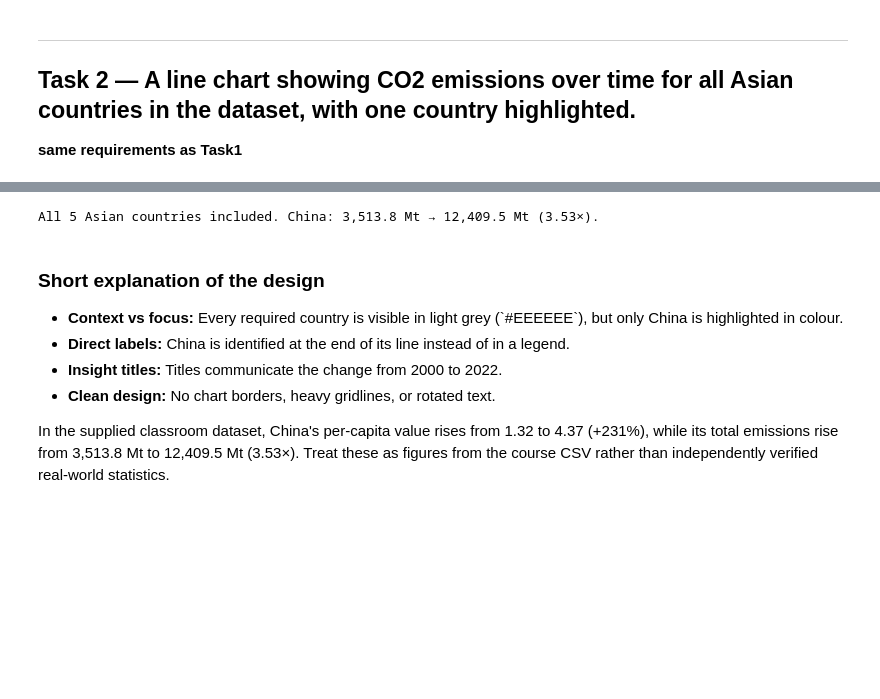
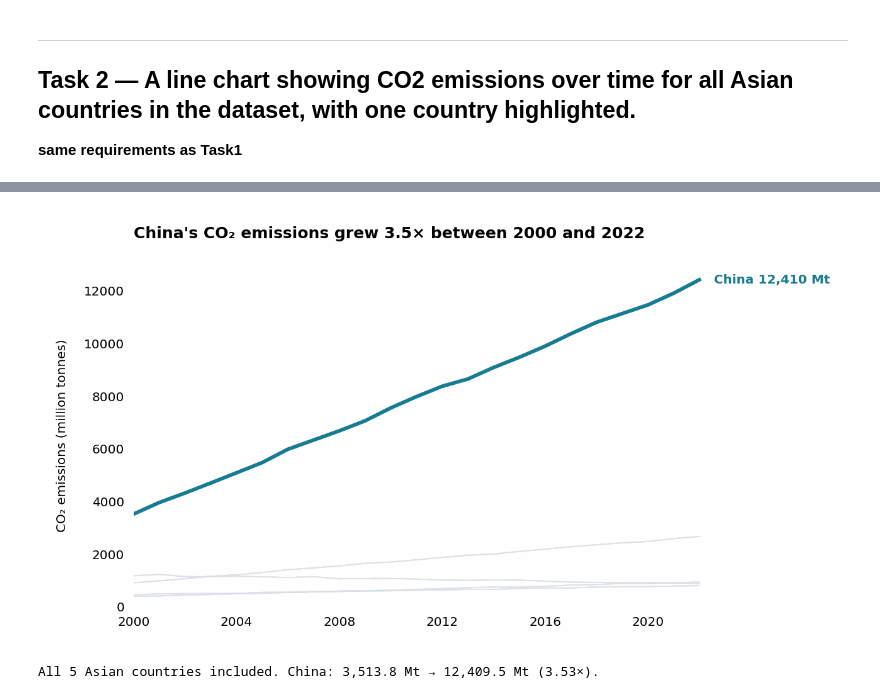
Before and after one commit to AlokKevadiya/dataviz-exercise-alokkevadiya, a Jupyter notebook: week03/lecture03_exercise.ipynb, the cells around one changed output, grey strips where cells are left out. Cells and saved outputs as stored; diff of their text form; code cells hidden in the pictures; blank space fills up the shorter version.

```diff
--- a/week03/lecture03_exercise.ipynb
+++ b/week03/lecture03_exercise.ipynb
@@ -117,25 +132,28 @@ China: 1.32 (2000) → 4.37 (2022), +231.1% in the supplied data.
 
 **same requirements as Task1**
 # %%
-# Task 2: All Asian countries for context; highlight China's total CO₂.
+# TASK 2 — All Asian countries for context, highlighting China.
 asia = df[df['Region'] == 'Asia'].copy()
 asia_highlight = 'China'
 china_asia = asia[asia['Country'] == asia_highlight].sort_values('Year')
 start_mt = china_asia.loc[china_asia['Year'] == first_year, 'CO2_Mt'].iloc[0]
 end_mt = china_asia.loc[china_asia['Year'] == last_year, 'CO2_Mt'].iloc[0]
 growth_multiple = end_mt / start_mt
+
 fig2 = go.Figure()
 for country, country_data in asia[asia['Country'] != asia_highlight].groupby('Country'):
     fig2.add_trace(go.Scatter(
         x=country_data['Year'], y=country_data['CO2_Mt'],
-        mode='lines', name=country, line=dict(color='#EEEEEE', width=1.5),
+        mode='lines', name=country,
+        line=dict(color='#EEEEEE', width=1.5),
         hovertemplate=f'{country}<br>Year: %{{x}}<br>CO₂ emissions: %{{y:,.0f}} Mt<extra></extra>',
         showlegend=False
     ))
 
 fig2.add_trace(go.Scatter(
     x=china_asia['Year'], y=china_asia['CO2_Mt'],
-    mode='lines', name=asia_highlight, line=dict(color='#167C91', width=3.5),
+    mode='lines', name=asia_highlight,
+    line=dict(color='#167C91', width=3.5),
     hovertemplate='China<br>Year: %{x}<br>CO₂ emissions: %{y:,.0f} Mt<extra></extra>',
     showlegend=False
 ))
@@ -146,17 +164,20 @@ fig2.add_annotation(
 )
 fig2.update_layout(
     title=dict(text=f"China's CO₂ emissions grew {growth_multiple:.1f}× between {first_year} and {last_year}", x=0.02),
-    xaxis=dict(title=None, range=[first_year, last_year + 4], dtick=4,
-               showgrid=False, zeroline=False, showline=False),
+    xaxis=dict(title=None, range=[first_year, last_year + 4], dtick=4, showgrid=False,
+               zeroline=False, showline=False),
     yaxis=dict(title='CO₂ emissions (million tonnes)', rangemode='tozero',
-               showgrid=True, gridcolor='#F3F3F3', zeroline=False, showline=False, tickformat=',d'),
+               showgrid=True, gridcolor='#F3F3F3', zeroline=False, showline=False,
+               tickformat=',d'),
     template='plotly_white', height=460,
     margin=dict(l=95, r=175, t=88, b=50),
     font=dict(family='Arial', size=12, color='#283445'),
-    paper_bgcolor='white', plot_bgcolor='white', showlegend=False
+    paper_bgcolor='white', plot_bgcolor='white',
+    showlegend=False
 )
 assert len(fig2.data) == asia['Country'].nunique()
 assert sum(t.line.color != '#EEEEEE' for t in fig2.data) == 1
 fig2.show()
-print(f'All {asia["Country"].nunique()} Asian countries included. China: {start_mt:,.1f} Mt → {end_mt:,.1f} Mt ({growth_multiple:.2f}×).')
+print(f'All {asia["Country"].nunique()} Asian countries included. '
+      f'China: {start_mt:,.1f} Mt → {end_mt:,.1f} Mt ({growth_multiple:.2f}×).')
 # %% [output]
@@ -164,10 +184,2 @@ print(f'All {asia["Country"].nunique()} Asian countries included. China: {start_
+[figure, added]
 All 5 Asian countries included. China: 3,513.8 Mt → 12,409.5 Mt (3.53×).
-# %% [markdown]
-### Short explanation of the design
-
-- **Context vs focus:** Every required country is visible in light grey (\`#EEEEEE\`), but only China is highlighted in colour.
-- **Direct labels:** China is identified at the end of its line instead of in a legend.
-- **Insight titles:** Titles communicate the change from 2000 to 2022.
-- **Clean design:** No chart borders, heavy gridlines, or rotated text.
-
-In the supplied classroom dataset, China's per-capita value rises from 1.32 to 4.37 (+231%), while its total emissions rise from 3,513.8 Mt to 12,409.5 Mt (3.53×). Treat these as figures from the course CSV rather than independently verified real-world statistics.
```
Also changed, not shown: parts of 5 cells of this notebook.
